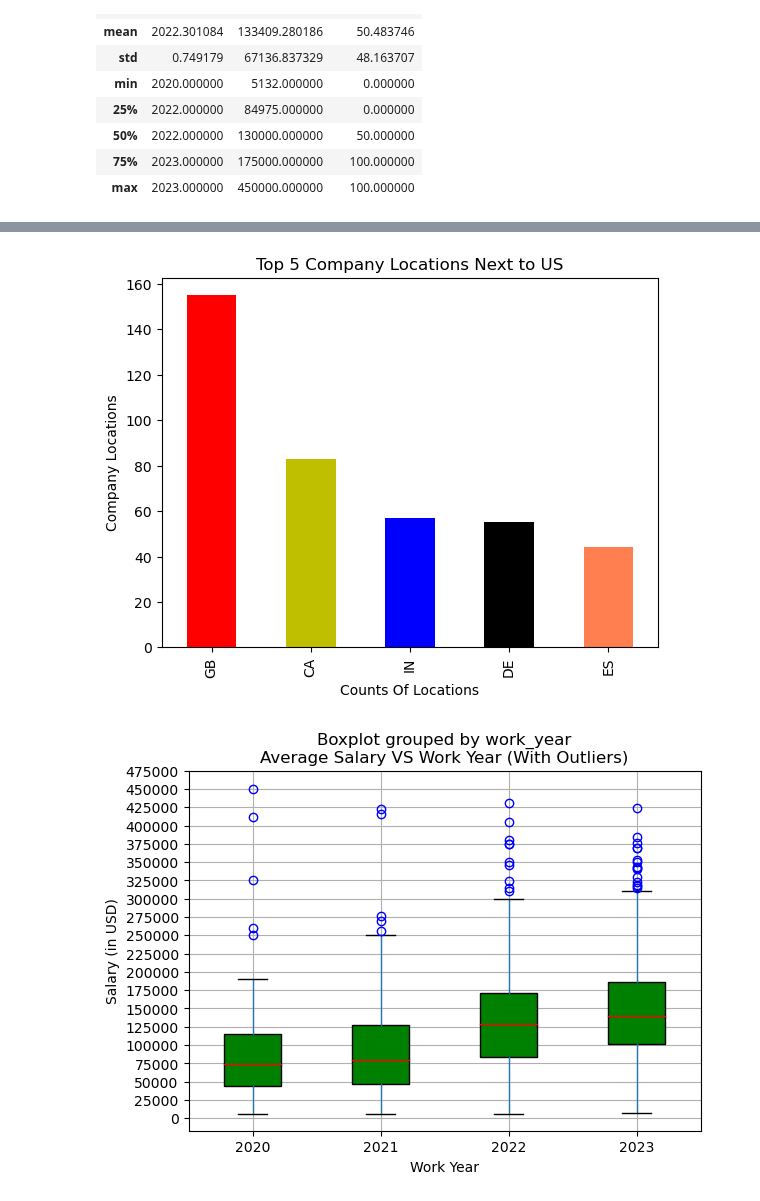
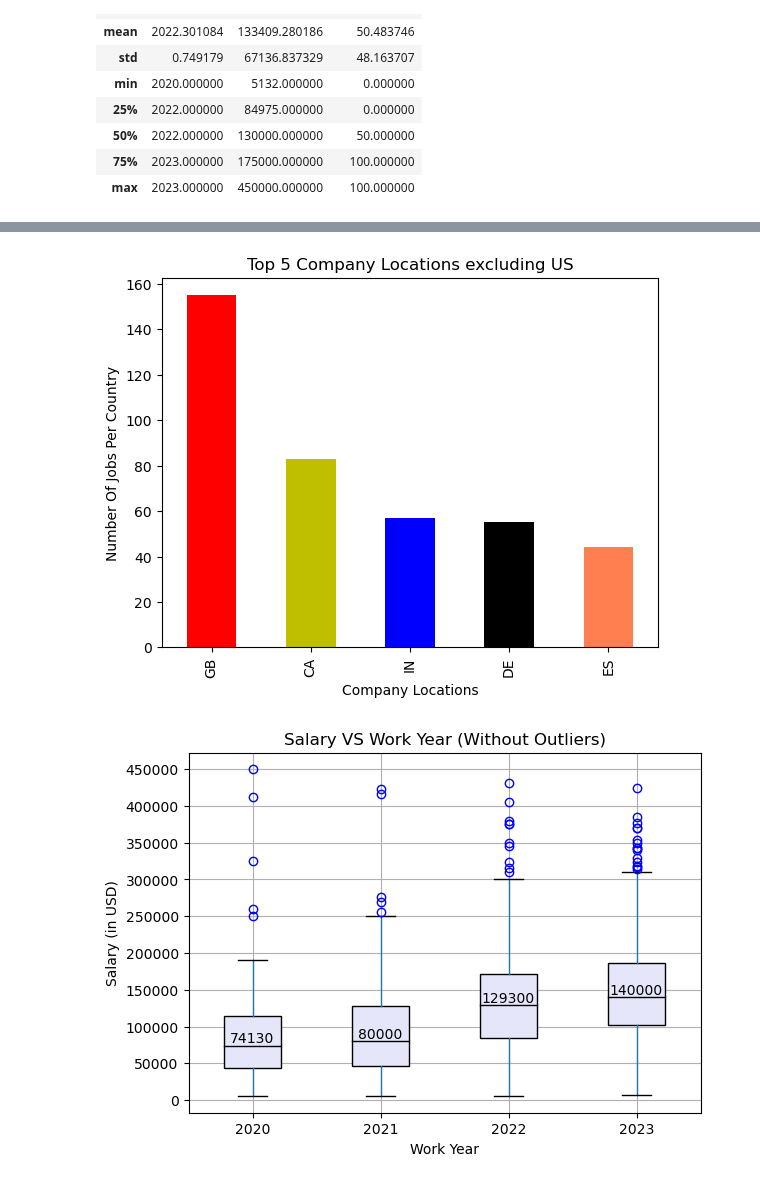
Before and after one commit to garimac12/project_acai, a Jupyter notebook: Project_NN.ipynb, the cells around one changed output, grey strips where cells are left out. Saved outputs shown, nothing was run; the diff lists cells and outputs as text; code cells hidden in the pictures.

```diff
--- a/Project_NN.ipynb
+++ b/Project_NN.ipynb
@@ -145,9 +147,9 @@ top5_company_location = company_location_counts.head()
 top5_company_location.plot(
     kind="bar",
     color=["r","y","b","k","coral"],
-    title="Top 5 Company Locations Next to US",
-    xlabel = "Counts Of Locations",
-    ylabel ="Company Locations",
+    title="Top 5 Company Locations excluding US",
+    ylabel = "Number Of Jobs Per Country",
+    xlabel ="Company Locations",
 
 )
 
@@ -158,38 +160,53 @@ plt.show()
 
 
 #ANALYSIS - #After looking in to the univariant anlysis, We may see that the companies located in USA
-#is already hosting more than 90% jobs. If we remove the USA from the anaysis, The next five countries for stake
+#is already hosting more than 90% of the jobs. If we remove the USA from the anaysis, The next five countries for stake
 #holders to experience a good competition, will be Great Britain, Canada, India , Germany and Spain.
 # %% [output]
-[figure, old version]
+[figure, new version]
 # %%
 # Pair Plotting or Bivariant Analysis
 
 
-# Salary vs. Experience Level
-a="blue"
-b="red"
-c="green"
+import matplotlib.pyplot as plt
 
-df.boxplot(
+a = "blue"
+b = "black"
+c = "lavender"
+
+# Calculate median values
+medians = df.groupby("work_year")["salary_in_usd"].median()
+
+# Create the boxplot
+boxplot = df.boxplot(
     column=["salary_in_usd"],
     by=["work_year"],
     patch_artist=True,
     boxprops=dict(facecolor=c),
     flierprops=dict(color=a, markeredgecolor=a),
-    medianprops=dict(color=b)
+    medianprops=dict(color=b),
+
 )
-plt.title('Average Salary VS Work Year (With Outliers)')
-plt.xlabel('Work Year')
-plt.ylabel('Salary (in USD)')
+
+# Add median values as annotations inside the box
+for i, med in enumerate(medians):
+    plt.text(i + 1, med, f"{med:.0f}", ha="center", va="bottom", color=b)
+
+plt.title("Salary VS Work Year (Without Outliers)")
+plt.xlabel("Work Year")
+plt.ylabel("Salary (in USD)")
+plt.suptitle("")  # This removes the automatic title generated by boxplot()
+plt.xticks(ticks=range(1, len(medians)+1), labels=medians.index)  # Set x-tick labels to be work years
 
 
-y_ticks = np.arange(0, 500000, 25000)
+
+
+y_ticks = np.arange(0, 500000, 50000)
 plt.yticks(y_ticks)
 # Saving Plot to output_data_NN
 plt.savefig("output_data_NN/Fig3_salary_workyear_outliers.png")
 
 plt.show()
 # %% [output]
-[figure, old version]
+[figure, new version]
 # %%
```
Also changed, not shown: parts of 7 cells of this notebook.
